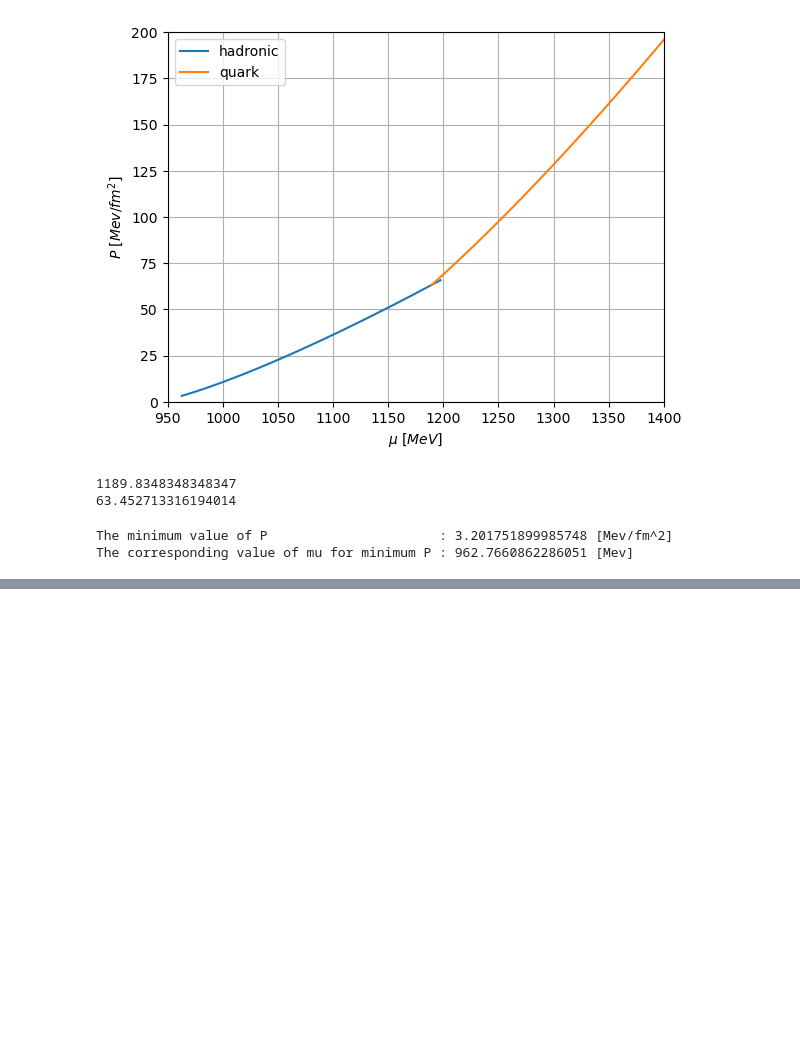
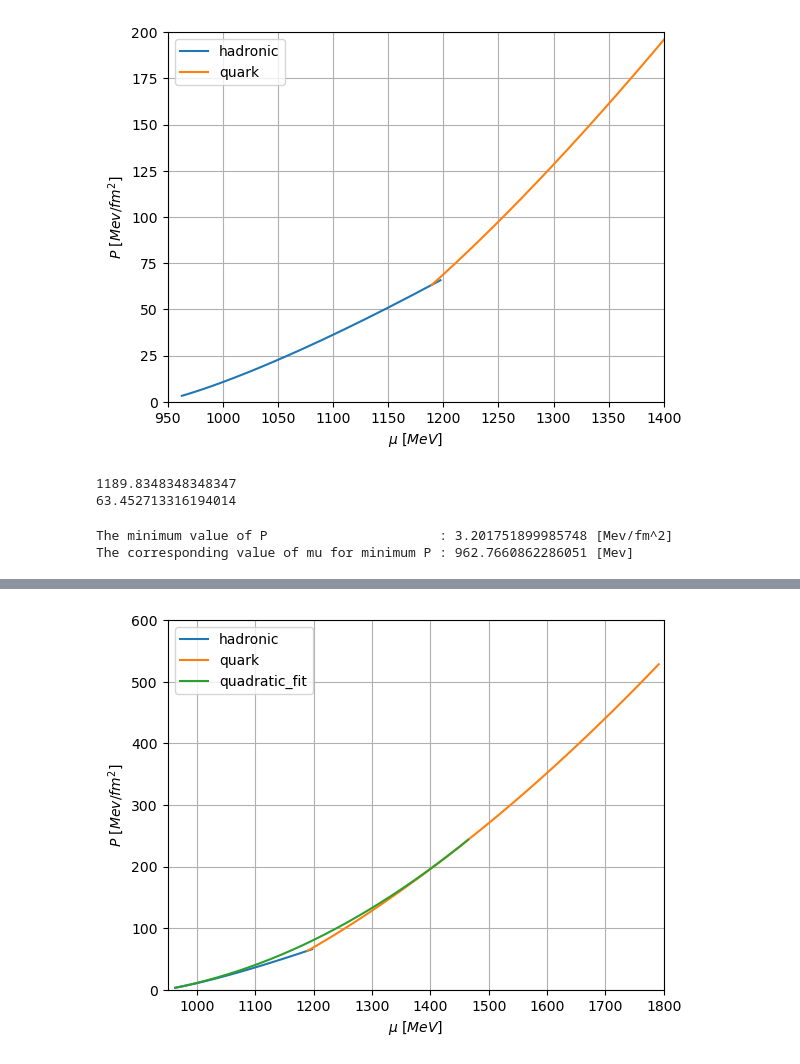
Before and after one commit to katta626/Phase_Transition, a Jupyter notebook: code/Quadraticfit/quadratic_fit-2.ipynb, the cells around one changed output, grey strips where cells are left out. Drawn from its saved outputs; the diff is of its cells as text; code cells hidden in the pictures; blank space fills up the shorter version.

```diff
--- a/code/quadratic_fit-2.ipynb
+++ b/code/Quadraticfit/quadratic_fit-2.ipynb
@@ -929,0 +926,25 @@ plt.grid()
+# %%
+x1 = np.array(mu_quad)
+y1 = np.array(P_quad)
+
+x2 = np.array(mu_quark_11)
+y2 = np.array(P_quark_11)
+
+P_quad_int_func = interpolate.interp1d(x1, y1)
+P_quark_int_func = interpolate.interp1d(x2, y2)
+
+mu_new_1 = np.linspace(min(mu_quark_11), max(mu_quark_11), 1000)
+P_quad_array = P_quad_int_func(mu_new_1)
+P_quark_array = P_quark_int_func(mu_new_1)
+
+# Calculate the difference and find the intersection
+y_diff = np.abs(P_quad_array - P_quark_array)
+index_intersect_1 = np.argmin(y_diff)
+mu_intersection = mu_new_1[index_intersect_1]
+P_intersection = P_quad_array[index_intersect_1]
+
+
+orginal_index_quad = np.argmin(np.abs(x1 - mu_intersection))
+# %%
+mu_quad_11 = mu_quad[:orginal_index_quad-1]
+P_quad_11 = P_quad[:orginal_index_quad-1]
@@ -929,0 +954,13 @@ plt.grid()
+# %%
+plt.plot(mu_hadronic, P_hadronic, label = "hadronic")
+plt.plot(mu_quark_11, P_quark_11, label = "quark")
+plt.plot(mu_quad_11,P_quad_11,label="quadratic_fit")
+
+plt.xlabel(r"$\mu \ [MeV]$")
+plt.ylabel(r"$P \ [Mev/fm^2]$")
+plt.legend()
+plt.xlim([950,1800])
+plt.ylim([0,600])
+plt.grid()
+# %% [output]
+[figure, added]
```
Also changed, not shown: parts of 20 cells of this notebook, 35 other files.
